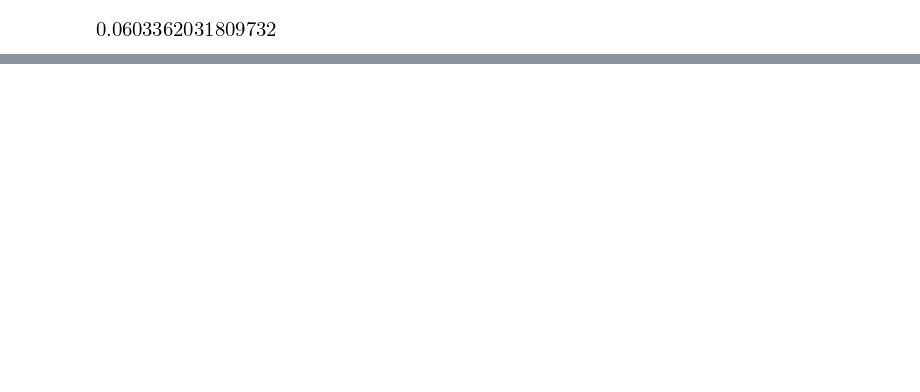
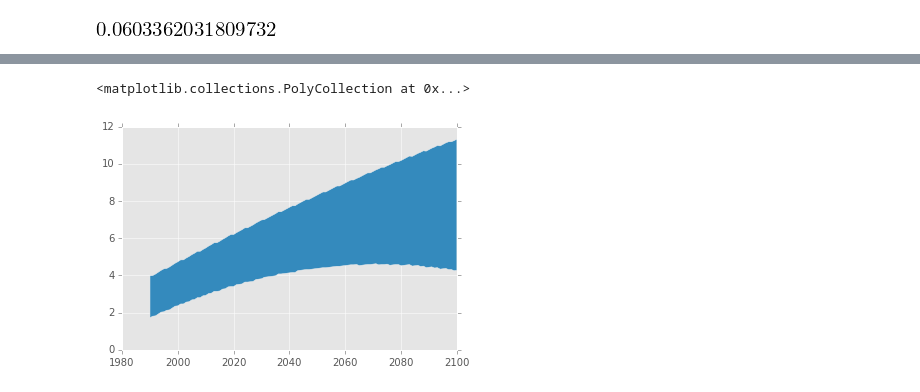
Before and after one commit to openearth/notebooks, a Jupyter notebook: modelaveraging.ipynb, the cells around one changed output, grey strips where cells are left out. Drawn from its saved outputs; the diff is of its cells as text; code cells hidden in the pictures; blank space fills up the shorter version.

```diff
--- a/modelaveraging.ipynb
+++ b/modelaveraging.ipynb
@@ -127,0 +115,13 @@ AttributeError: 'Mul' object has no attribute 'exp'
+# %%
+import pandas
+knmi = pandas.read_csv('KNMI14_trends_by_year_3polfit.csv')
+# %%
+knmi.set_index(['year']).ix[1990]
+knmi['mean'] = (knmi['low_05'] + knmi['high_95'])/2.0
+sigma_times_z90 = knmi['high_95'] - knmi['mean']
+N = scipy.stats.norm(scale=1, loc=0)
+knmi['std'] = sigma_times_z90/N.ppf(0.95)
+plt.fill_between(knmi['year'], knmi['mean'] - knmi['std'], knmi['mean'] + knmi['std'])
+# %% [output]
+<matplotlib.collections.PolyCollection at 0x...>
+[figure, added]
```
Also changed, not shown: parts of 5 cells of this notebook.
